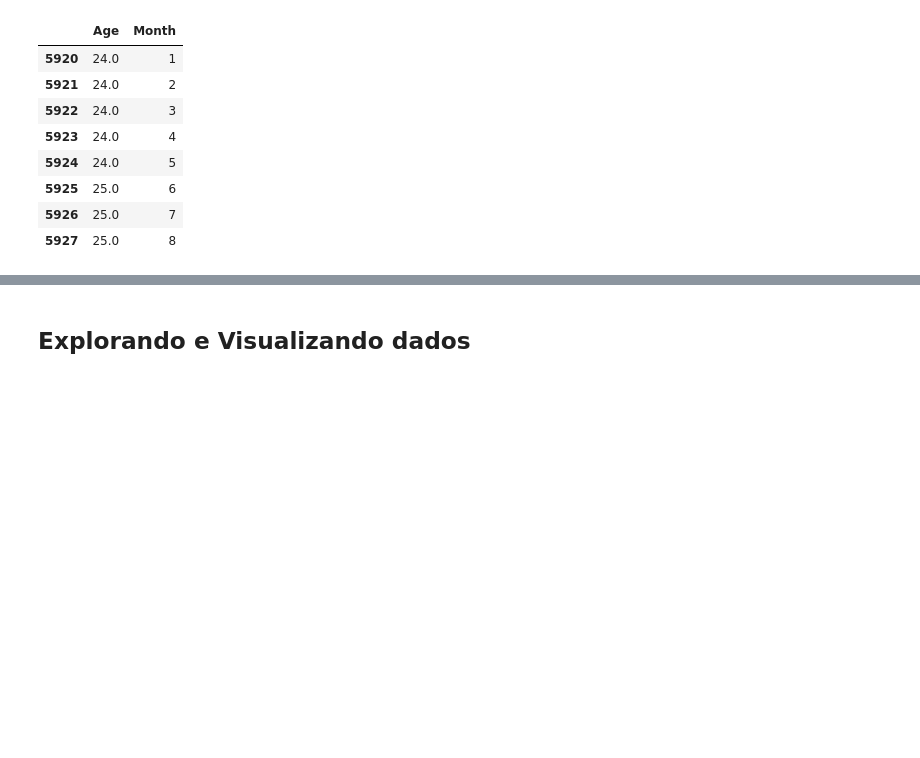
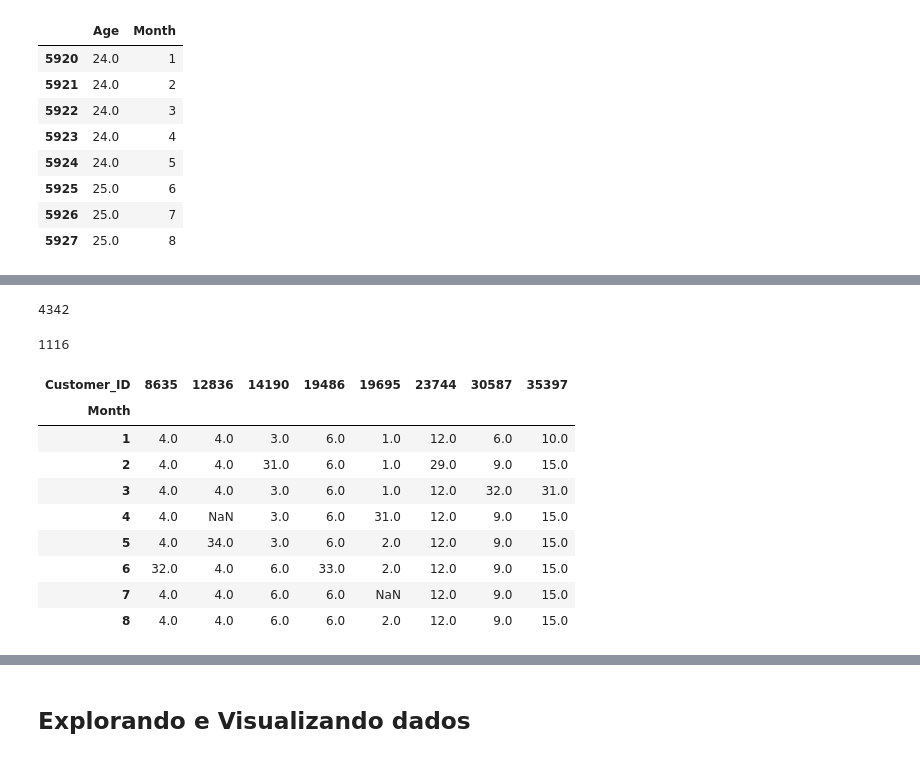
Before and after one commit to SLMath/Credit_Score-Analysis, a Jupyter notebook: credit_score.ipynb, the cells around one changed output, grey strips where cells are left out. Saved outputs shown, nothing was run; the diff lists cells and outputs as text; code cells hidden in the pictures; blank space fills up the shorter version.

Commit message:
Treating - Num_of_Loan and Num_Credit_Inquiries

```diff
--- a/credit_score.ipynb
+++ b/credit_score.ipynb
@@ -568,0 +780,12 @@ data_df[data_df.Customer_ID == 22419][['Age', 'Month']]
+# %%
+# Os demais valores acima de 15 parecem tambem erros
+# Vamos eliminá-los
+def remove_high_values(values):
+    if is_not_monotonic(values):
+        values.loc[values > 15] = np.nan
+    return values
+
+data_df['Num_of_Loan'] = data_df['Num_of_Loan'].groupby(
+    data_df['Customer_ID'], group_keys=False
+    ).transform(remove_high_values)
+data_df[data_df['Customer_ID'] == 5559][['Customer_ID', 'Month', 'Num_of_Loan']]
@@ -568,0 +802,55 @@ data_df[data_df.Customer_ID == 22419][['Age', 'Month']]
+# %%
+# tambem podemos aplicar aqui o tratamento dado a Age,
+# substituindo os nulos entre dois valores iguais
+data_df['Num_of_Loan'].isna().sum()
+# %% [output]
+4342
+# %%
+data_df['Num_of_Loan'] = data_df['Num_of_Loan'].fillna(
+    data_df\
+        .groupby('Customer_ID', group_keys=False)[['Num_of_Loan', 'Month']]\
+        .apply(fill_cust_month_gaps)\
+        ['Num_of_Loan']
+)
+data_df['Num_of_Loan'].isna().sum()
+# %% [output]
+1116
+# %%
+# Repetindo tudo para Num_Credit_Inquiries...
+# vamos substituir negativos por null
+data_df.loc[data_df['Num_Credit_Inquiries'] < 0, 'Num_Credit_Inquiries'] = np.nan
+
+# Eliminar valores extrapolantes
+data_df['Num_Credit_Inquiries'] = data_df.groupby(
+    data_df['Customer_ID'], group_keys=False
+    )[['Num_Credit_Inquiries', 'Month']].apply(
+        change_over30_inc
+        )
+
+data_df['Num_Credit_Inquiries'] = data_df.groupby(
+    data_df['Customer_ID'], group_keys=False
+    )[['Num_Credit_Inquiries', 'Month']].apply(
+        change_over30_dec
+        )
+
+# e avaliar
+weird_cust = data_df[
+    data_df['Num_Credit_Inquiries'].groupby(data_df['Customer_ID']).transform(is_not_monotonic)
+][['Customer_ID', 'Month', 'Num_Credit_Inquiries']]
+
+weird_cust.pivot(
+    index= 'Month',
+    columns= 'Customer_ID',
+    values= 'Num_Credit_Inquiries'
+)
+# %% [output]
+| Customer_ID | 8635 | 12836 | 14190 | 19486 | 19695 | 23744 | 30587 | 35397 |
+| Month |  |  |  |  |  |  |  |  |
+| 1 | 4.0 | 4.0 | 3.0 | 6.0 | 1.0 | 12.0 | 6.0 | 10.0 |
+| 2 | 4.0 | 4.0 | 31.0 | 6.0 | 1.0 | 29.0 | 9.0 | 15.0 |
+| 3 | 4.0 | 4.0 | 3.0 | 6.0 | 1.0 | 12.0 | 32.0 | 31.0 |
+| 4 | 4.0 | NaN | 3.0 | 6.0 | 31.0 | 12.0 | 9.0 | 15.0 |
+| 5 | 4.0 | 34.0 | 3.0 | 6.0 | 2.0 | 12.0 | 9.0 | 15.0 |
+| 6 | 32.0 | 4.0 | 6.0 | 33.0 | 2.0 | 12.0 | 9.0 | 15.0 |
+| 7 | 4.0 | 4.0 | 6.0 | 6.0 | NaN | 12.0 | 9.0 | 15.0 |
+| 8 | 4.0 | 4.0 | 6.0 | 6.0 | 2.0 | 12.0 | 9.0 | 15.0 |
```
Also changed, not shown: parts of 65 cells of this notebook.
